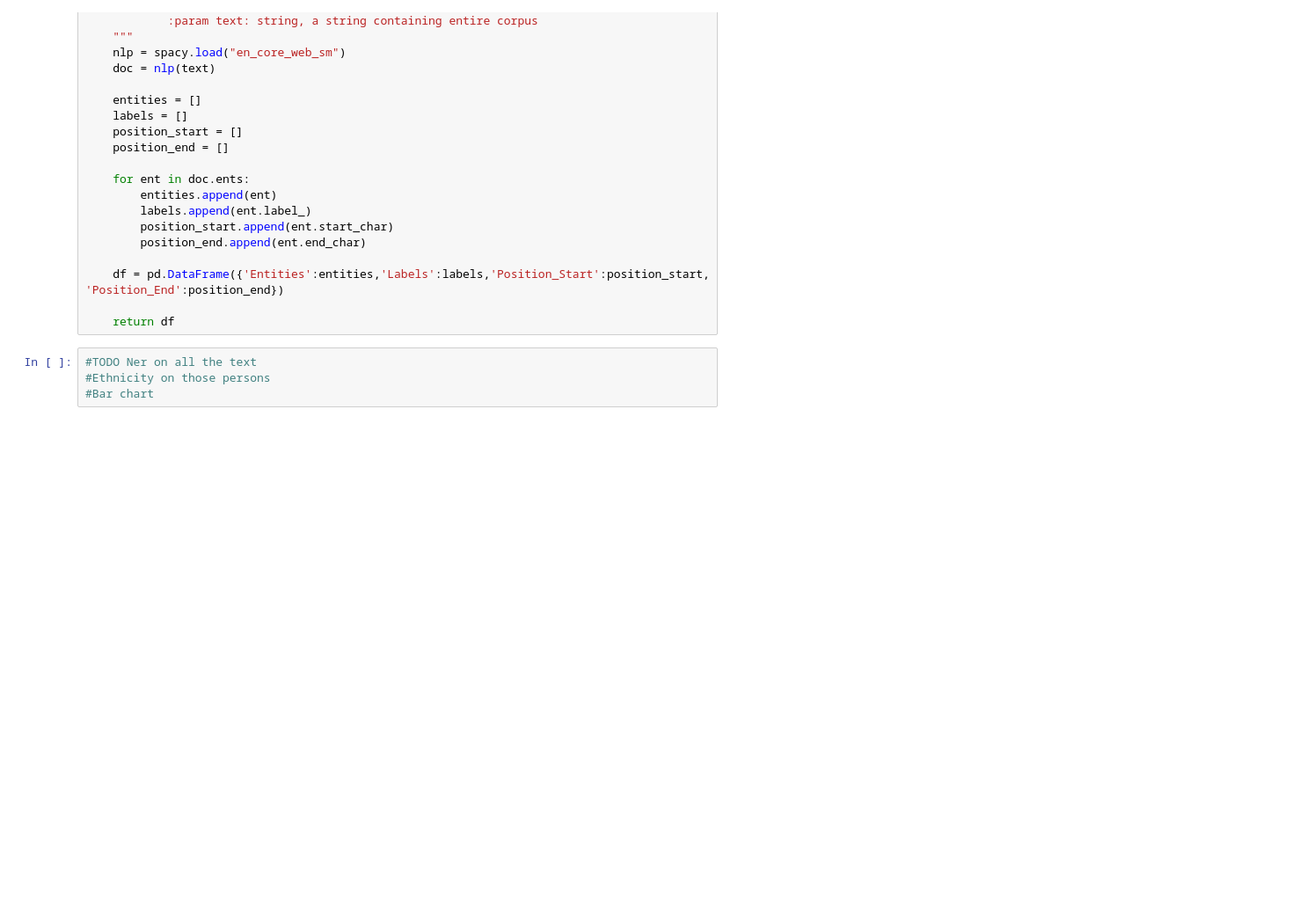
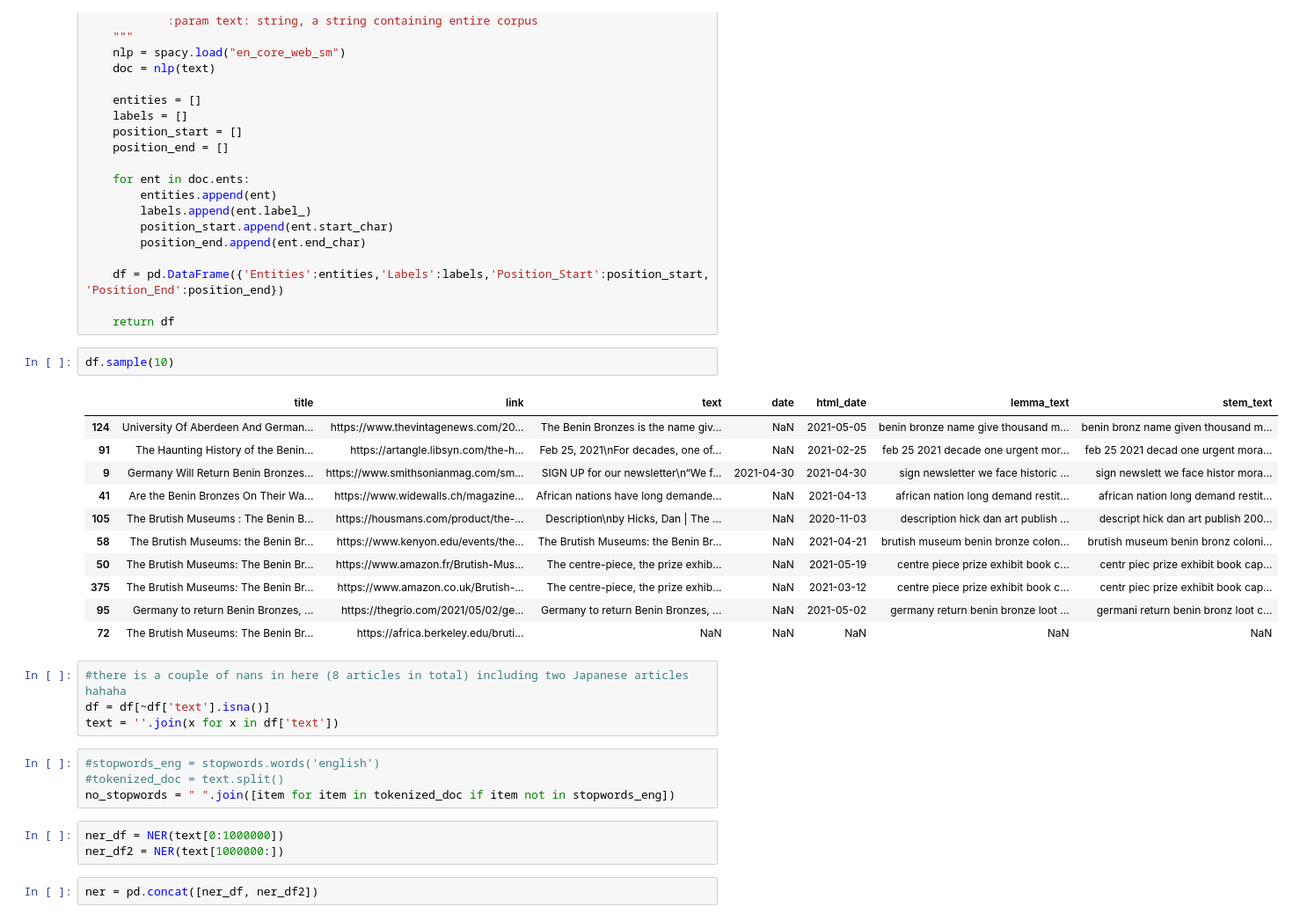
Before and after one commit to TamatiB/restitution_africa2021, a Jupyter notebook: scrape_crawl/Visualisations3.ipynb, the cells around one changed output. Shown at 88% size. Cells and saved outputs as stored; diff of their text form; blank space fills up the shorter version.

```diff
--- a/scrape_crawl/Visualisations3.ipynb
+++ b/scrape_crawl/Visualisations3.ipynb
@@ -480,7 +498,30 @@ def NER(text):
     df = pd.DataFrame({'Entities':entities,'Labels':labels,'Position_Start':position_start, 'Position_End':position_end})
 
     return df
-# %%
-#TODO Ner on all the text
-#Ethnicity on those persons
-#Bar chart
+# %%
+df.sample(10)
+# %% [output]
+|  | title | link | text | date | html_date | lemma_text | stem_text |
+| 124 | University Of Aberdeen And German... | https://www.thevintagenews.com/20... | The Benin Bronzes is the name giv... | NaN | 2021-05-05 | benin bronze name give thousand m... | benin bronz name given thousand m... |
+| 91 | The Haunting History of the Benin... | https://artangle.libsyn.com/the-h... | Feb 25, 2021\nFor decades, one of... | NaN | 2021-02-25 | feb 25 2021 decade one urgent mor... | feb 25 2021 decad one urgent mora... |
+| 9 | Germany Will Return Benin Bronzes... | https://www.smithsonianmag.com/sm... | SIGN UP for our newsletter\n“We f... | 2021-04-30 | 2021-04-30 | sign newsletter we face historic ... | sign newslett we face histor mora... |
+| 41 | Are the Benin Bronzes On Their Wa... | https://www.widewalls.ch/magazine... | African nations have long demande... | NaN | 2021-04-13 | african nation long demand restit... | african nation long demand restit... |
+| 105 | The Brutish Museums : The Benin B... | https://housmans.com/product/the-... | Description\nby Hicks, Dan | The ... | NaN | 2020-11-03 | description hick dan art publish ... | descript hick dan art publish 200... |
+| 58 | The Brutish Museums: the Benin Br... | https://www.kenyon.edu/events/the... | The Brutish Museums: the Benin Br... | NaN | 2021-04-21 | brutish museum benin bronze colon... | brutish museum benin bronz coloni... |
+| 50 | The Brutish Museums: The Benin Br... | https://www.amazon.fr/Brutish-Mus... | The centre-piece, the prize exhib... | NaN | 2021-05-19 | centre piece prize exhibit book c... | centr piec prize exhibit book cap... |
+| 375 | The Brutish Museums: The Benin Br... | https://www.amazon.co.uk/Brutish-... | The centre-piece, the prize exhib... | NaN | 2021-03-12 | centre piece prize exhibit book c... | centr piec prize exhibit book cap... |
+| 95 | Germany to return Benin Bronzes, ... | https://thegrio.com/2021/05/02/ge... | Germany to return Benin Bronzes, ... | NaN | 2021-05-02 | germany return benin bronze loot ... | germani return benin bronz loot c... |
+| 72 | The Brutish Museums: The Benin Br... | https://africa.berkeley.edu/bruti... | NaN | NaN | NaN | NaN | NaN |
+# %%
+#there is a couple of nans in here (8 articles in total) including two Japanese articles hahaha
+df = df[~df['text'].isna()]
+text = ''.join(x for x in df['text'])
+# %%
+#stopwords_eng = stopwords.words('english')
+#tokenized_doc = text.split()
+no_stopwords = " ".join([item for item in tokenized_doc if item not in stopwords_eng])
+# %%
+ner_df = NER(text[0:1000000])
+ner_df2 = NER(text[1000000:])
+# %%
+ner = pd.concat([ner_df, ner_df2])
```
Also changed, not shown: parts of 26 cells of this notebook, 1 other file.
